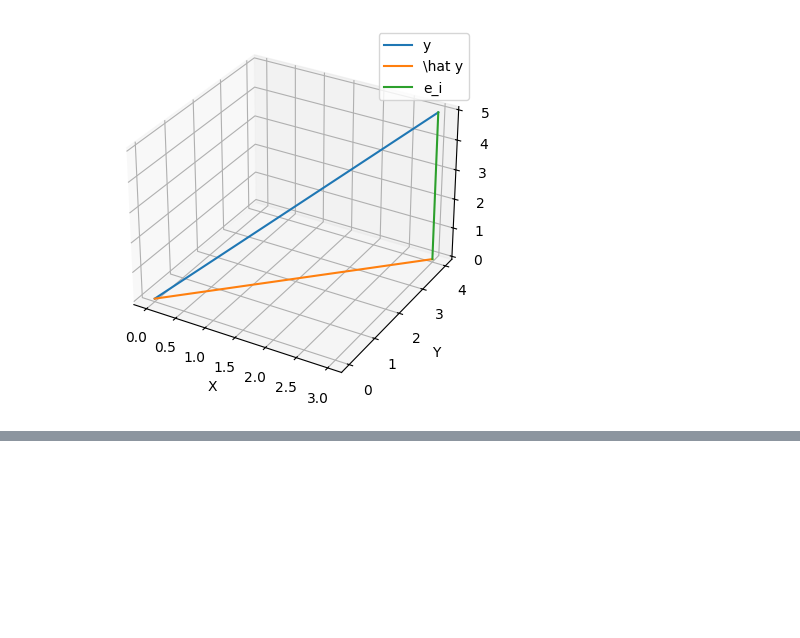
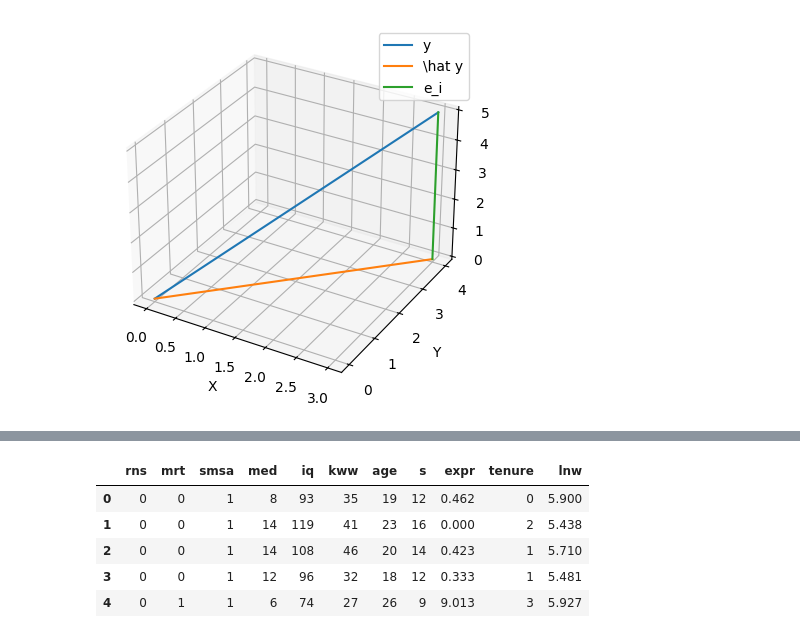
Before and after one commit to watalo/eco-stats, a Jupyter notebook: Econometrics_cq/1_Code/Chapter_05.ipynb, the cells around one changed output, grey strips where cells are left out. Drawn from its saved outputs; the diff is of its cells as text; code cells hidden in the pictures; blank space fills up the shorter version.

```diff
--- a/Econometrics_cq/1_Code/Chapter_05.ipynb
+++ b/Econometrics_cq/1_Code/Chapter_05.ipynb
@@ -110,0 +113,13 @@ plt.show()
+# %%
+import pandas as pd
+import statsmodels.api as sm
+
+grilic = pd.read_stata('../2_Data/Data-2e/grilic.dta')
+grilic.head()
+# %% [output]
+|  | rns | mrt | smsa | med | iq | kww | age | s | expr | tenure | lnw |
+| 0 | 0 | 0 | 1 | 8 | 93 | 35 | 19 | 12 | 0.462 | 0 | 5.900 |
+| 1 | 0 | 0 | 1 | 14 | 119 | 41 | 23 | 16 | 0.000 | 2 | 5.438 |
+| 2 | 0 | 0 | 1 | 14 | 108 | 46 | 20 | 14 | 0.423 | 1 | 5.710 |
+| 3 | 0 | 0 | 1 | 12 | 96 | 32 | 18 | 12 | 0.333 | 1 | 5.481 |
+| 4 | 0 | 1 | 1 | 6 | 74 | 27 | 26 | 9 | 9.013 | 3 | 5.927 |
```
Also changed, not shown: parts of 11 cells of this notebook, 4 other files.
